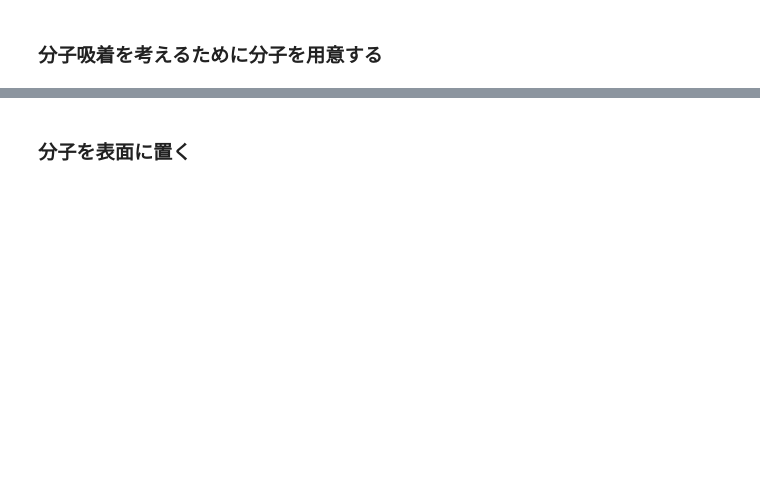
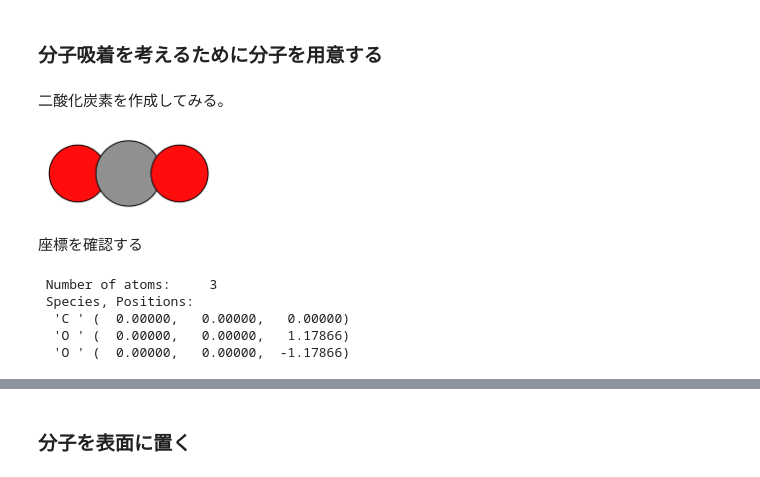
Before and after one commit to dockerytong/qe_ESM_RISM, a Jupyter notebook: notebook/03ASE.ipynb, the cells around one changed output, grey strips where cells are left out. Drawn from its saved outputs; the diff is of its cells as text; code cells hidden in the pictures; blank space fills up the shorter version.

```diff
--- a/notebook/03ASE.ipynb
+++ b/notebook/03ASE.ipynb
@@ -74,9 +106,27 @@ for i in range(len(aobj.positions)):
 # %% [markdown]
 ### 分子吸着を考えるために分子を用意する
+# %% [markdown]
+二酸化炭素を作成してみる。
 # %%
-atoms = molecule('CO2')
+atoms_co2 = molecule('CO2')
 fig, ax = plt.subplots(1,1, figsize=(3,1.5))
 ax.set_axis_off()
-plot_atoms(atoms, ax, radii=1.0, rotation=('0x,90y,0z'))
+plot_atoms(atoms_co2, ax, radii=1.0, rotation=('0x,90y,0z'))
 plt.show()
 #view(atoms, viewer='ngl')
+# %% [output]
+[figure, added]
+# %% [markdown]
+座標を確認する
+# %%
+aobj = atoms_co2
+print(f' Number of atoms: {len(aobj.positions):5d}')
+print(f' Species, Positions:')
+for i in range(len(aobj.positions)):
+    print(f'  \'{aobj.symbols[i]:<2}\' ({aobj.positions[i,0]:9.5f}, {aobj.positions[i,1]:9.5f}, {aobj.positions[i,2]:9.5f})')
+# %% [output]
+ Number of atoms:     3
+ Species, Positions:
+  'C ' (  0.00000,   0.00000,   0.00000)
+  'O ' (  0.00000,   0.00000,   1.17866)
+  'O ' (  0.00000,   0.00000,  -1.17866)
```
Also changed, not shown: parts of 19 cells of this notebook, 2 other files.
